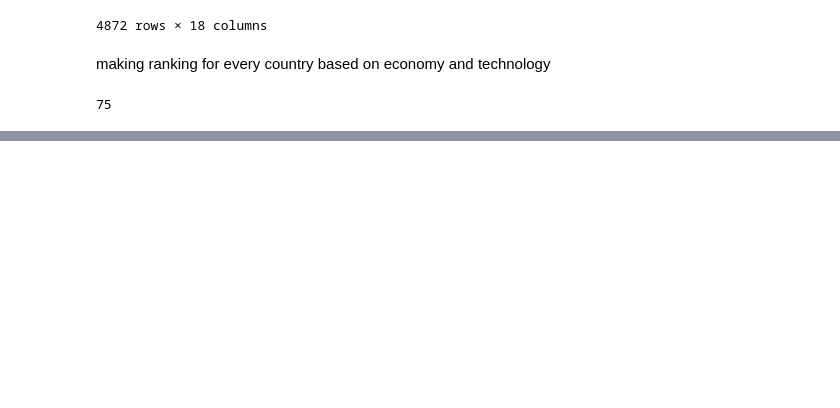
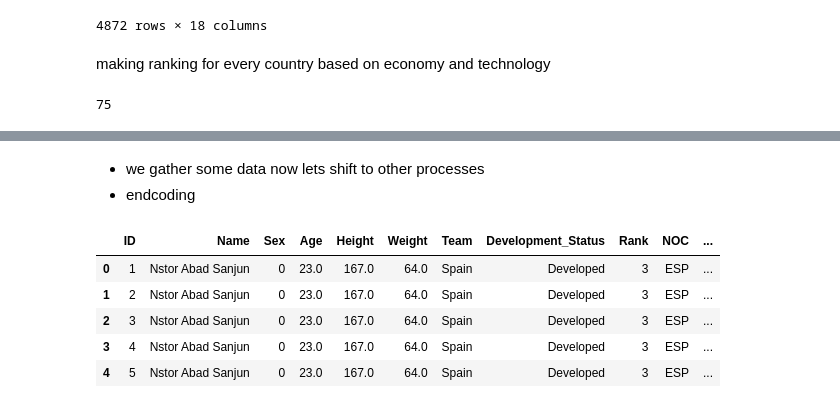
Before and after one commit to amiramiriani/ML_TEST, a Jupyter notebook: code/Untitled.ipynb, the cells around one changed output, grey strips where cells are left out. Drawn from its saved outputs; the diff is of its cells as text; code cells hidden in the pictures; blank space fills up the shorter version.

Commit message:
encoding and scaling data

```diff
--- a/code/Untitled.ipynb
+++ b/code/Untitled.ipynb
@@ -118,7 +118,8 @@ len(x)
 75
 # %%
 result = pd.merge(Gymnastics_df_5000_sample, country_df, how="left", on=["Team"])
-Gymnastics_df_5000_sample = result[["ID","Name","Sex","Age","Height","Weight","Team","Development_Status","Rank","NOC","Games","Year","Season","City","Sport","Event","Sport_Rank","Has_Previous_Medal","Count","Medal"]]
+result = result.drop(columns=["Sport_Rank","Year"])
+Gymnastics_df_5000_sample = result[["ID","Name","Sex","Age","Height","Weight","Team","Development_Status","Rank","NOC","Games","Season","City","Sport","Event","Has_Previous_Medal","Count","Medal"]]
 # %%
 Gymnastics_df_5000_sample.to_csv('../data/Gymnastics_sample.csv')
 Gymnastics_df_5000_sample
@@ -138,0 +140,20 @@ Gymnastics_df_5000_sample
+# %% [markdown]
+- we gather some data now lets shift to other processes
+- endcoding
+# %%
+Gymnastics_df_5000_sample["Sex"] = Gymnastics_df_5000_sample["Sex"].map({"M": 0, "F": 1})
+Gymnastics_df_5000_sample["Has_Previous_Medal"] = Gymnastics_df_5000_sample["Has_Previous_Medal"].map({False: 0, True: 1})
+Gymnastics_df_5000_sample["Rank"] = Gymnastics_df_5000_sample["Development_Status"].map({
+    "Developed": 3,
+    "Upper-Middle": 2,
+    "Developing": 1
+})
+# %%
+Gymnastics_df_5000_sample.head()
+# %% [output]
+|  | ID | Name | Sex | Age | Height | Weight | Team | Development_Status | Rank | NOC | ... |
+| 0 | 1 | Nstor Abad Sanjun | 0 | 23.0 | 167.0 | 64.0 | Spain | Developed | 3 | ESP | ... |
+| 1 | 2 | Nstor Abad Sanjun | 0 | 23.0 | 167.0 | 64.0 | Spain | Developed | 3 | ESP | ... |
+| 2 | 3 | Nstor Abad Sanjun | 0 | 23.0 | 167.0 | 64.0 | Spain | Developed | 3 | ESP | ... |
+| 3 | 4 | Nstor Abad Sanjun | 0 | 23.0 | 167.0 | 64.0 | Spain | Developed | 3 | ESP | ... |
+| 4 | 5 | Nstor Abad Sanjun | 0 | 23.0 | 167.0 | 64.0 | Spain | Developed | 3 | ESP | ... |
```
Also changed, not shown: parts of 4 cells of this notebook, 1 other file.
